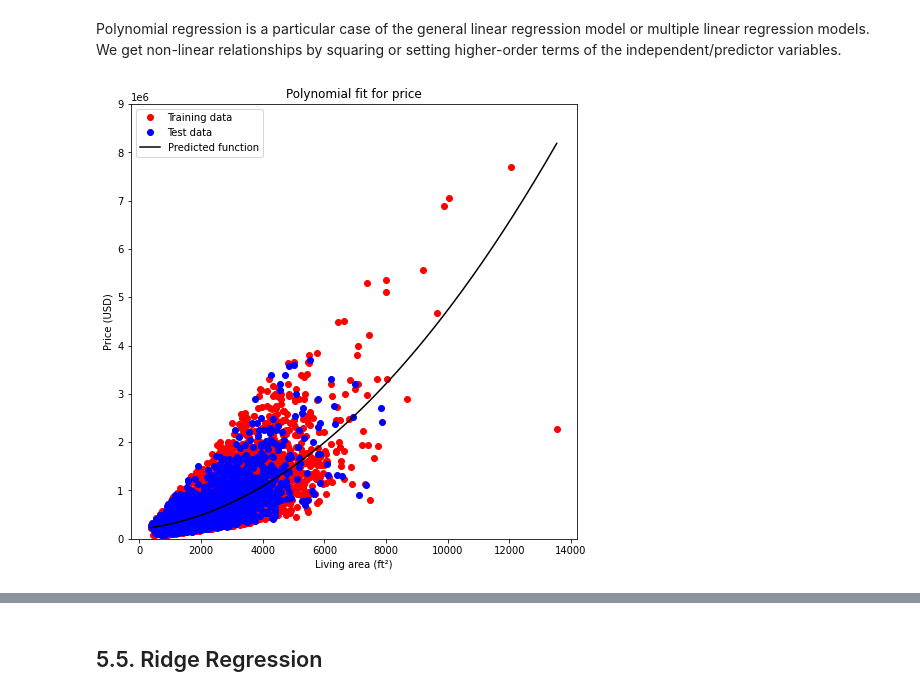
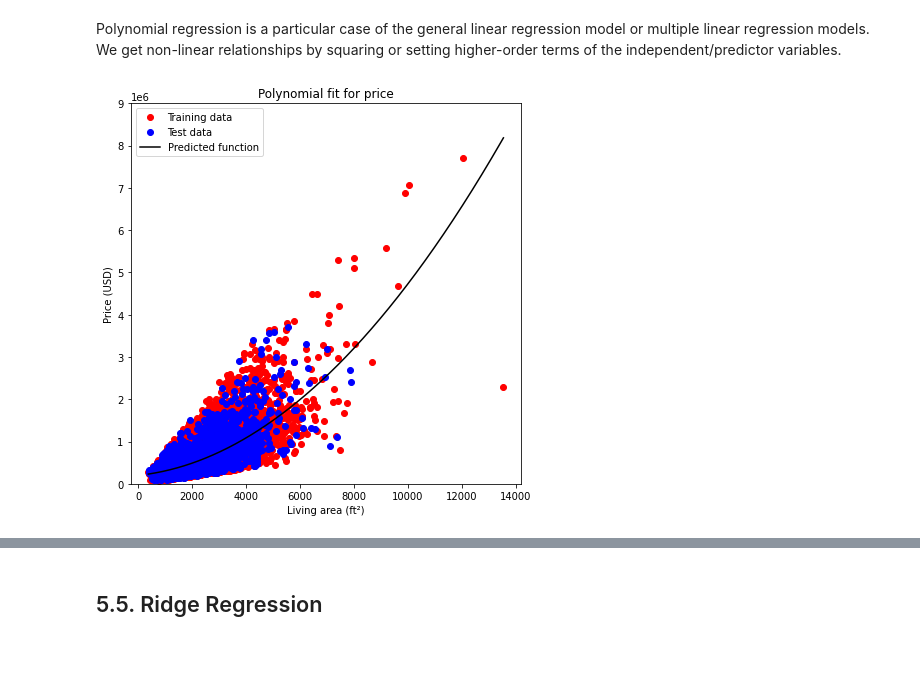
Before and after one commit to lucasquemelli/House_Rocket_Machine_Learning, a Jupyter notebook: House_Rocket_ML.ipynb, the cells around one changed output, grey strips where cells are left out. Cells and saved outputs as stored; diff of their text form; code cells hidden in the pictures; blank space fills up the shorter version.

```diff
--- a/House_Rocket_ML.ipynb
+++ b/House_Rocket_ML.ipynb
@@ -1720,7 +1720,7 @@ def define_table(r2_train, r2_test, rmse_test, mae_test, mape_test, cv):
   return r, evaluation
 
 def PollyPlot(xtrain, xtest, y_train, y_test, lr, poly_transform):
-  plt.figure(figsize=(8,8))
+  plt.figure(figsize=(7,7))
 
   xmax = max([xtrain.values.max(), xtest.values.max()])
   xmin = min([xtrain.values.min(), xtest.values.min()])
@@ -1728,34 +1728,34 @@ def PollyPlot(xtrain, xtest, y_train, y_test, lr, poly_transform):
   x = np.arange(xmin, xmax, 0.1)
 
   plt.plot(xtrain, y_train, 'ro', label="Training data")
   plt.plot(xtest, y_test, 'bo', label="Test data")
   plt.plot(x, lr.predict(poly_transform.fit_transform(x.reshape(-1,1))), 'k-', label="Predicted function")
   plt.ylim([0,9000000])
   plt.title('Polynomial fit for price')
   plt.ylabel('Price (USD)')
   plt.xlabel('Living area (ft²)')
   plt.legend()
 
   return None
 
 if __name__ == '__main__':
   y_data, x_data = target_features(data_analysis)
 
   x_train, x_test, y_train, y_test = data_split(x_data, y_data)
 
   lr = define_model()
 
   pr, x_train_pr, x_test_pr = data_transform()
 
   estimator_lr = fit_model(lr)
 
   predictions_lr_train, predictions_lr_test = predict_values(x_train_pr, x_test_pr)
 
   r, evaluation = define_table(r2_train, r2_test, rmse_test, mae_test, mape_test, cv)
 
   PollyPlot(x_train[['sqft_living']], x_test[['sqft_living']], y_train, y_test, lr, pr)
 # %% [output]
-[figure, old version]
+[figure, new version]
 # %%
 evaluation
 # %% [output]
```
